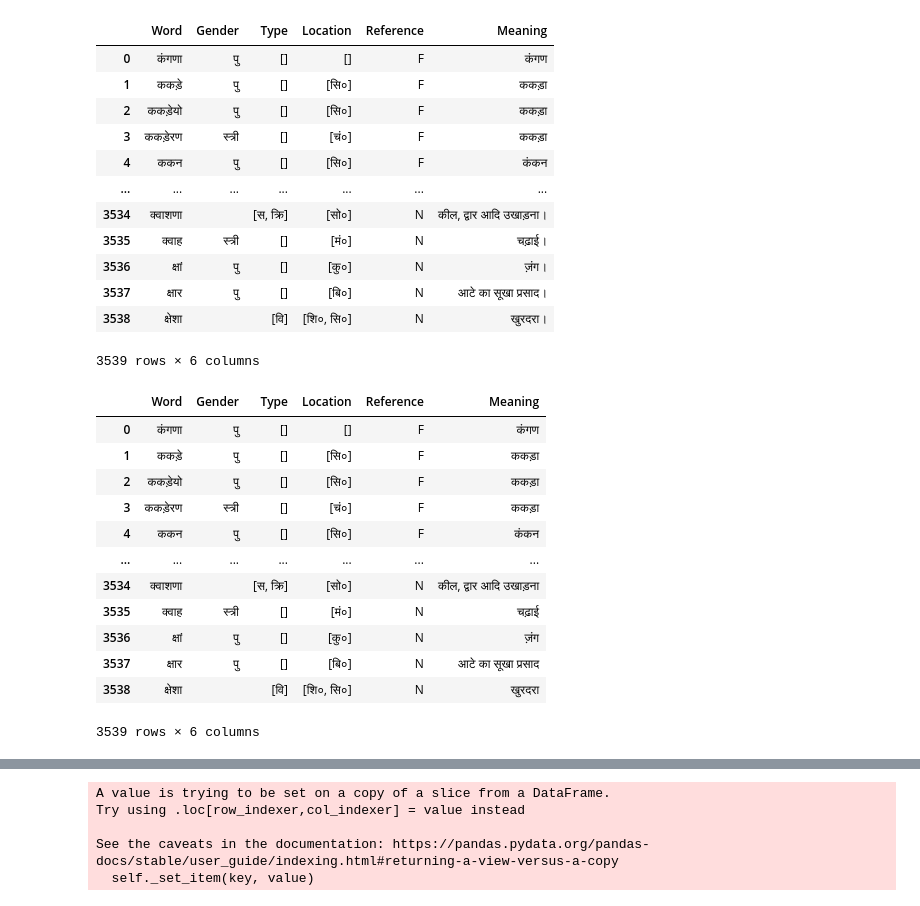
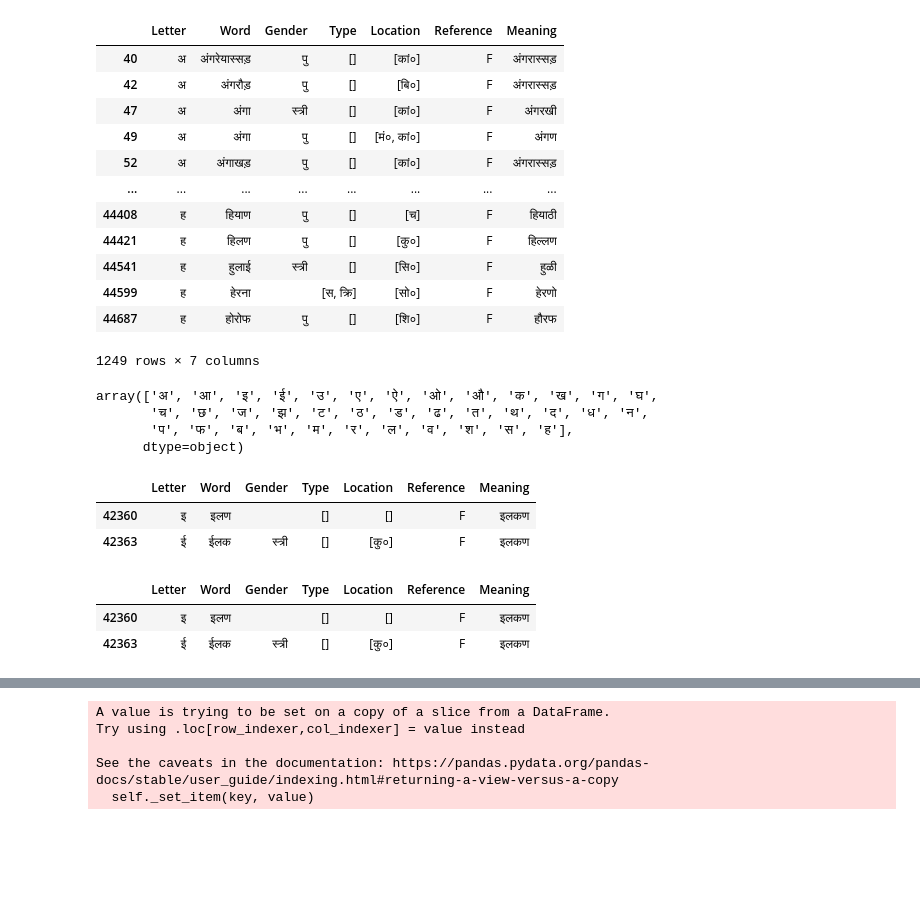
Before and after one commit to nik9hil/NLP-for-Regional-Languages, a Jupyter notebook: NLP for Regional Languages.ipynb, the cells around one changed output, grey strips where cells are left out. Cells and saved outputs as stored; diff of their text form; code cells hidden in the pictures; blank space fills up the shorter version.

Commit message:
Translated all words

```diff
--- a/NLP for Regional Languages.ipynb
+++ b/NLP for Regional Languages.ipynb
@@ -4,2 +29,8 @@ with open('ka.txt', encoding="utf-8-sig") as file:
 # %%
-import re
+lines  = []
+for key in file_dict:
+    with open("data/"+file_dict[key],encoding="utf-8-sig") as file:
+        for line in file:
+            if line[-1] != "।" or line[-1] != ".":
+                lines.append(key+":"+line.strip())
+    #print(lines)
@@ -61,5 +135,5 @@ Meaning: खुरदरा।
 # %%
 import pandas as pd
 # %%
-df = pd.DataFrame(all_f, columns=['Word','Gender', 'Type', 'Location', 'Reference', 'Meaning'])
+df = pd.DataFrame(all_f, columns=["Letter",'Word','Gender', 'Type', 'Location', 'Reference', 'Meaning'])
 # %%
@@ -89,37 +198,48 @@ import numpy as np
 # %%
-#df['Meaning'] =
+#df['Meaning'] = split word with reference into reference word and other meaning
 tmp = df[df["Reference"]=="N"]
-df["Meaning"] = df[df["Reference"]=="F"]['Meaning'].str.split('।')
+df["Meaning"] = df[df["Reference"]=="F"]['Meaning'].str.split('।|\\.|,', 1)
 df = (df.explode('Meaning').groupby(level=0)
-       .apply(lambda x: x.assign(Reference=[x['Reference'].iloc[0]]+['N']*(len(x)-1)))  # keep first row of Col2 and replace rest with z
+       .apply(lambda x: x.assign(Reference=[x['Reference'].iloc[0]]+['N']*(len(x)-1)))  # keep first row of Col2 and replace rest with N
        .reset_index(drop=True)
       .dropna(subset=["Meaning"]))
 df["Meaning"] = df["Meaning"].apply(lambda x:np.nan if x=="" else x)
 df.dropna(subset=["Meaning"],inplace=True)
 # %%
-df["Reference"].unique()
+df#[tmp['Meaning']=='मुंडन संस्कार।']
+# %% [output]
+|  | Letter | Word | Gender | Type | Location | Reference | Meaning |
+| 40 | अ | अंगरेयास्सड़ | पु | [] | [कां०] | F | अंगरास्सड़ |
+| 42 | अ | अंगरौड़ | पु | [] | [बि०] | F | अंगरास्सड़ |
+| 47 | अ | अंगा | स्त्री | [] | [कां०] | F | अंगरखी |
+| 49 | अ | अंगा | पु | [] | [मं०, कां०] | F | अंगण |
+| 52 | अ | अंगाखड़ | पु | [] | [कां०] | F | अंगरास्सड़ |
+| ... | ... | ... | ... | ... | ... | ... | ... |
+| 44408 | ह | हियाण | पु | [] | [च] | F | हियाठी |
+| 44421 | ह | हिलण | पु | [] | [कु०] | F | हिल्लण |
+| 44541 | ह | हुलाई | स्त्री | [] | [सि०] | F | हुळी |
+| 44599 | ह | हेरना |  | [स, क्रि] | [सो०] | F | हेरणो |
+| 44687 | ह | होरोफ | पु | [] | [शि०] | F | हौरफ |
+1249 rows × 7 columns
+# %%
+df["Letter"].unique()
+# %% [output]
+array(['अ', 'आ', 'इ', 'ई', 'उ', 'ए', 'ऐ', 'ओ', 'औ', 'क', 'ख', 'ग', 'घ',
+       'च', 'छ', 'ज', 'झ', 'ट', 'ठ', 'ड', 'ढ', 'त', 'थ', 'द', 'ध', 'न',
+       'प', 'फ', 'ब', 'भ', 'म', 'र', 'ल', 'व', 'श', 'स', 'ह'],
+      dtype=object)
 # %%
 #df = df[~df.index.duplicated(keep='first')]
-df = pd.concat([df, tmp])
+df = pd.concat([tmp, df])
 df.reset_index(drop=True, inplace=True)
 df.sort_index(inplace=True)
 #del tmp
 # %%
-df
+df[df['Meaning']=='इलकण']
 # %% [output]
-|  | Word | Gender | Type | Location | Reference | Meaning |
-| 0 | कंगणा | पु | [] | [] | F | कंगण |
-| 1 | ककड़े | पु | [] | [सि०] | F | ककड़ा |
-| 2 | ककड़ेयो | पु | [] | [सि०] | F | ककड़ा |
-| 3 | ककड़ेरण | स्त्री | [] | [चं०] | F | ककड़ा |
-| 4 | ककन | पु | [] | [सि०] | F | कंकन |
-| ... | ... | ... | ... | ... | ... | ... |
-| 3534 | क्वाशणा |  | [स, क्रि] | [सो०] | N | कील, द्वार आदि उखाड़ना। |
-| 3535 | क्वाह | स्त्री | [] | [मं०] | N | चढ़ाई। |
-| 3536 | क्षां | पु | [] | [कु०] | N | ज़ंग। |
-| 3537 | क्षार | पु | [] | [बि०] | N | आटे का सूखा प्रसाद। |
-| 3538 | क्षेशा |  | [वि] | [शि०, सि०] | N | खुरदरा। |
+|  | Letter | Word | Gender | Type | Location | Reference | Meaning |
+| 42360 | इ | इलण |  | [] | [] | F | इलकण |
+| 42363 | ई | ईलक | स्त्री | [] | [कु०] | F | इलकण |
-3539 rows × 6 columns
 # %%
 df["Meaning"] = df["Meaning"].apply(lambda x:str(x).replace("।", ""))
 # %%
@@ -130,18 +254,8 @@ df["Meaning"]=df["Meaning"].apply(lambda x:x.replace(u"\u0922\u093c", "\u095d"))
 # %%
-df
+df[df['Meaning']=='इलकण']
 # %% [output]
-|  | Word | Gender | Type | Location | Reference | Meaning |
-| 0 | कंगणा | पु | [] | [] | F | कंगण |
-| 1 | ककड़े | पु | [] | [सि०] | F | ककड़ा |
-| 2 | ककड़ेयो | पु | [] | [सि०] | F | ककड़ा |
-| 3 | ककड़ेरण | स्त्री | [] | [चं०] | F | ककड़ा |
-| 4 | ककन | पु | [] | [सि०] | F | कंकन |
-| ... | ... | ... | ... | ... | ... | ... |
-| 3534 | क्वाशणा |  | [स, क्रि] | [सो०] | N | कील, द्वार आदि उखाड़ना |
-| 3535 | क्वाह | स्त्री | [] | [मं०] | N | चढ़ाई |
-| 3536 | क्षां | पु | [] | [कु०] | N | ज़ंग |
-| 3537 | क्षार | पु | [] | [बि०] | N | आटे का सूखा प्रसाद |
-| 3538 | क्षेशा |  | [वि] | [शि०, सि०] | N | खुरदरा |
+|  | Letter | Word | Gender | Type | Location | Reference | Meaning |
+| 42360 | इ | इलण |  | [] | [] | F | इलकण |
+| 42363 | ई | ईलक | स्त्री | [] | [कु०] | F | इलकण |
-3539 rows × 6 columns
 # %%
 #df[df["Word"].duplicated()]
```
Also changed, not shown: parts of 60 cells of this notebook.
